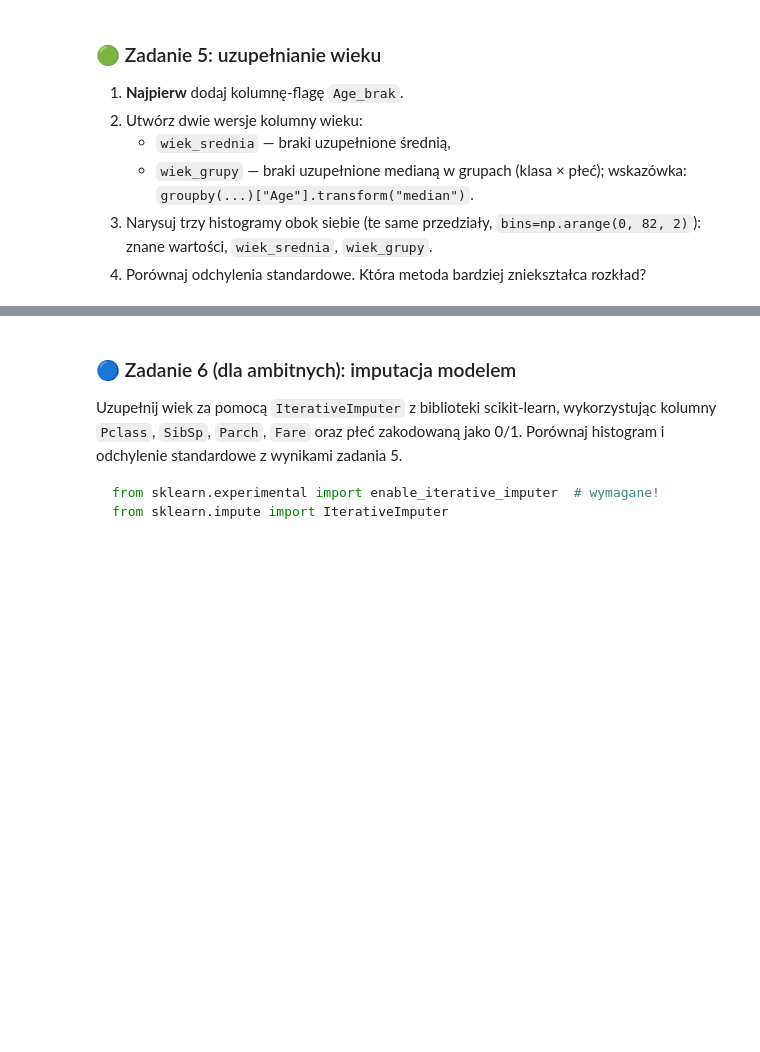
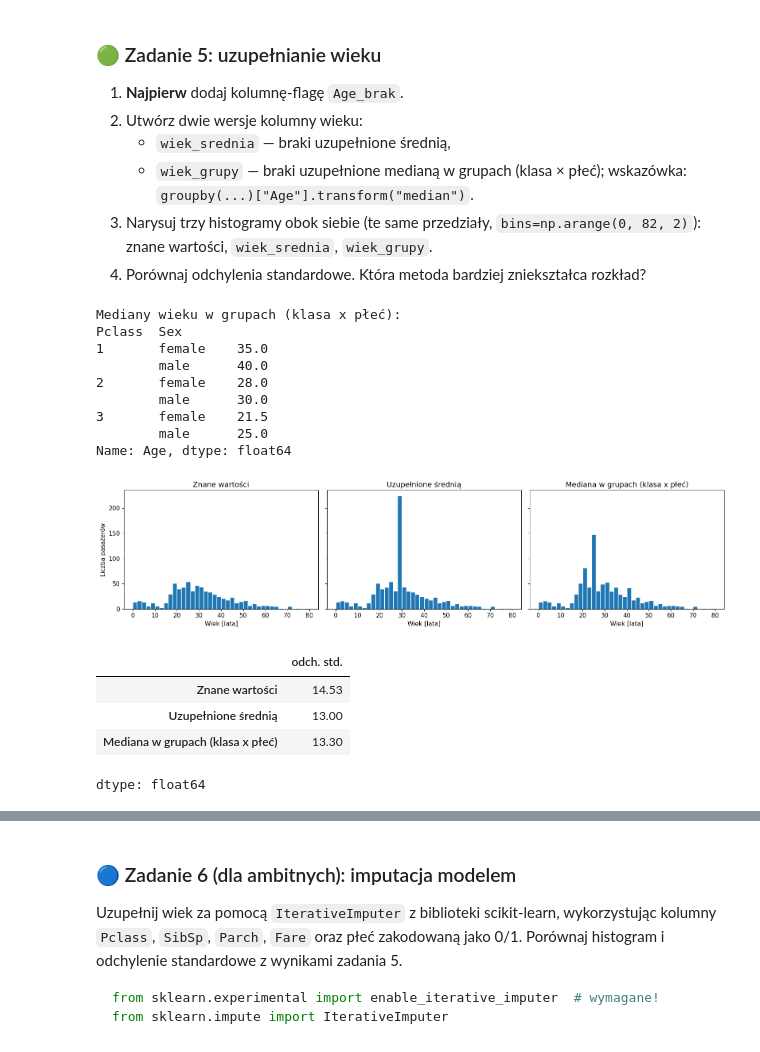
Before and after one commit to kuba11g/Eksploracja_Danych, a Jupyter notebook: ED_braki_danych.ipynb, the cells around one changed output, grey strips where cells are left out. Drawn from its saved outputs; the diff is of its cells as text; code cells hidden in the pictures; blank space fills up the shorter version.

```diff
--- a/ED_braki_danych.ipynb
+++ b/ED_braki_danych.ipynb
@@ -86,7 +184,18 @@ Który wariant najbardziej zniekształca dane i dlaczego?
 # %%
 warianty = {
     "bez zmian": titanic,
-    # TODO: pozostałe warianty
+    'dropna(subset=["Embarked"])': titanic.dropna(subset=["Embarked"]),
+    'dropna(subset=["Age"])': titanic.dropna(subset=["Age"]),
+    "dropna()": titanic.dropna(),
 }
 
-# TODO: tabela
+tabela = pd.DataFrame({
+    nazwa: {
+        "liczba wierszy": len(df),
+        "odsetek ocalałych [%]": round(df["Survived"].mean() * 100, 1),
+        "odsetek 1. klasy [%]": round((df["Pclass"] == 1).mean() * 100, 1),
+    }
+    for nazwa, df in warianty.items()
+}).T
+tabela["liczba wierszy"] = tabela["liczba wierszy"].astype(int)
+tabela
@@ -102,5 +217,45 @@ warianty = {
 3. Narysuj trzy histogramy obok siebie (te same przedziały, `bins=np.arange(0, 82, 2)`): znane wartości, `wiek_srednia`, `wiek_grupy`.
 4. Porównaj odchylenia standardowe. Która metoda bardziej zniekształca rozkład?
 # %%
-# TODO
+titanic["Age_brak"] = titanic["Age"].isna()
+
+titanic["wiek_srednia"] = titanic["Age"].fillna(titanic["Age"].mean())
+mediana_grupy = titanic.groupby(["Pclass", "Sex"])["Age"].transform("median")
+titanic["wiek_grupy"] = titanic["Age"].fillna(mediana_grupy)
+
+print("Mediany wieku w grupach (klasa x płeć):")
+print(titanic.groupby(["Pclass", "Sex"])["Age"].median(), "\n")
+
+wersje = {
+    "Znane wartości": titanic["Age"].dropna(),
+    "Uzupełnione średnią": titanic["wiek_srednia"],
+    "Mediana w grupach (klasa x płeć)": titanic["wiek_grupy"],
+}
+bins = np.arange(0, 82, 2)
+fig, axes = plt.subplots(1, 3, figsize=(16, 4), sharey=True)
+for ax, (tytul, wiek) in zip(axes, wersje.items()):
+    ax.hist(wiek, bins=bins, edgecolor="white")
+    ax.set_title(tytul)
+    ax.set_xlabel("Wiek [lata]")
+axes[0].set_ylabel("Liczba pasażerów")
+plt.tight_layout()
+plt.show()
+
+pd.Series({nazwa: wiek.std() for nazwa, wiek in wersje.items()}, name="odch. std.").round(2)
+# %% [output]
+Mediany wieku w grupach (klasa x płeć):
+Pclass  Sex
+1       female    35.0
+        male      40.0
+2       female    28.0
+        male      30.0
+3       female    21.5
+        male      25.0
+Name: Age, dtype: float64
+[figure, added]
+|  | odch. std. |
+| Znane wartości | 14.53 |
+| Uzupełnione średnią | 13.00 |
+| Mediana w grupach (klasa x płeć) | 13.30 |
+dtype: float64
 # %% [markdown]
```
Also changed, not shown: parts of 27 cells of this notebook.
